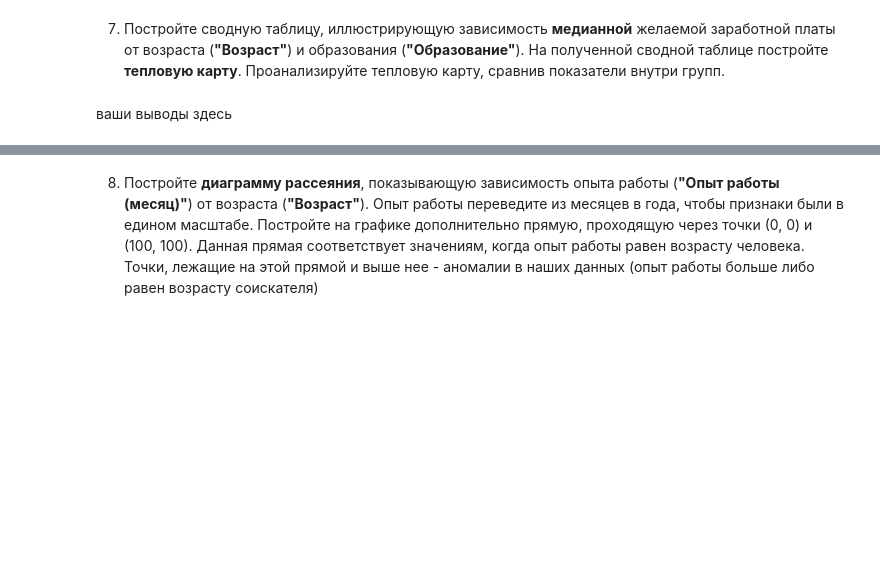
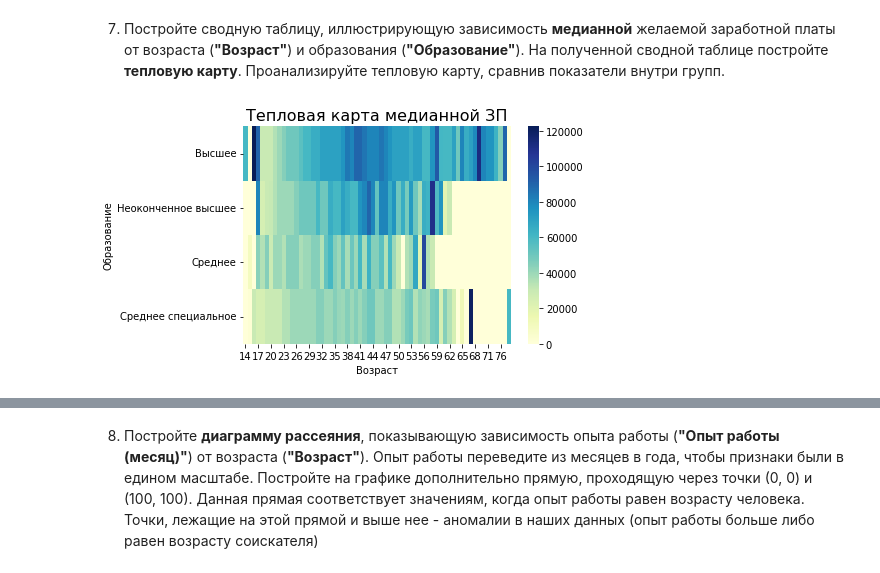
Before and after one commit to malinamedusa/Analysis-vacancies-HeadHunter, a Jupyter notebook: Project_01.ipynb, the cells around one changed output, grey strips where cells are left out. Saved outputs shown, nothing was run; the diff lists cells and outputs as text; code cells hidden in the pictures; blank space fills up the shorter version.

```diff
--- a/Project_01.ipynb
+++ b/Project_01.ipynb
@@ -569,2 +567,13 @@ barplot1.grid()
-# %% [markdown]
-ваши выводы здесь
+# %%
+pivot = data.pivot_table(
+    values='ЗП (руб)',
+    index='Образование',
+    columns='Возраст',
+    aggfunc='median',
+    fill_value=0
+)
+pivot.columns = pivot.columns.astype('string')
+heatmap = sns.heatmap(data=pivot, cmap='YlGnBu')
+heatmap.set_title('Тепловая карта медианной ЗП', fontsize=16);
+# %% [output]
+[figure, added]
```
Also changed, not shown: parts of 2 cells of this notebook.
